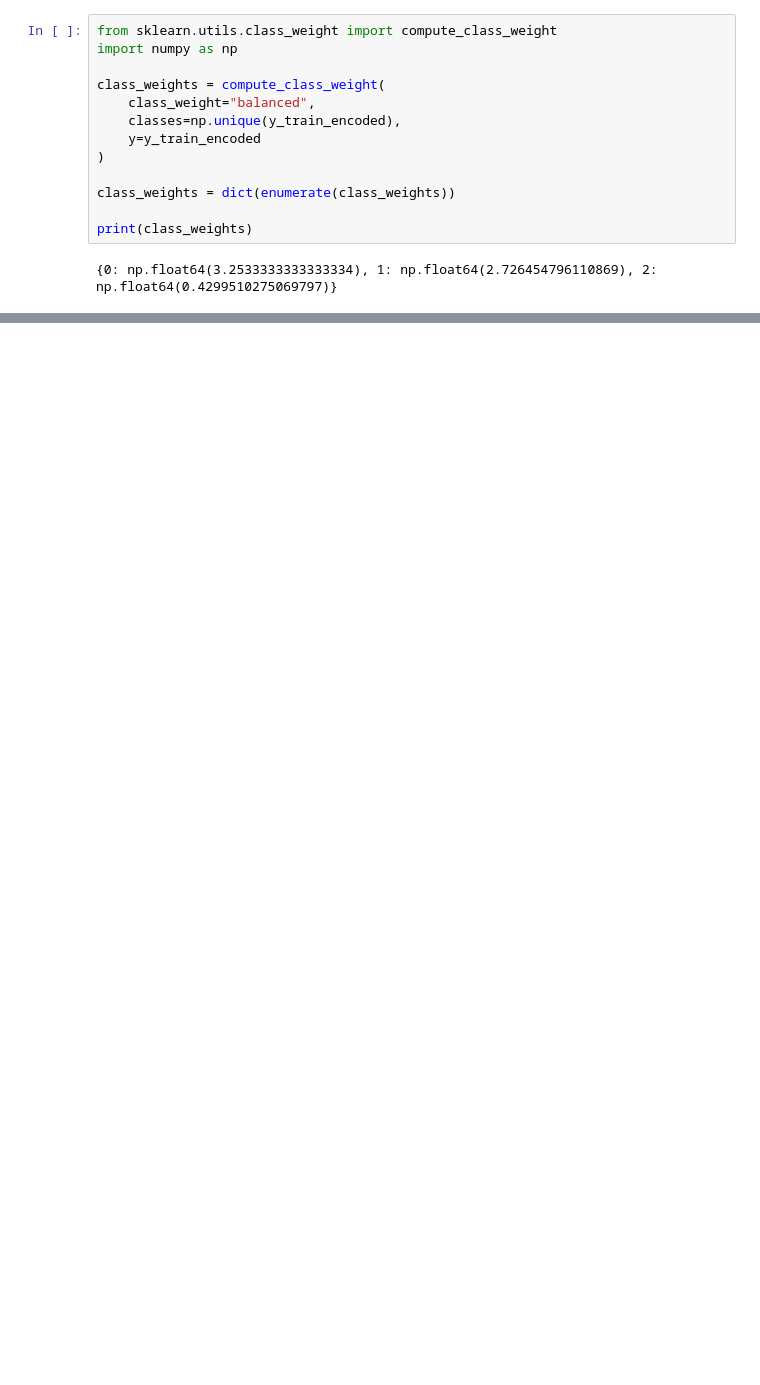
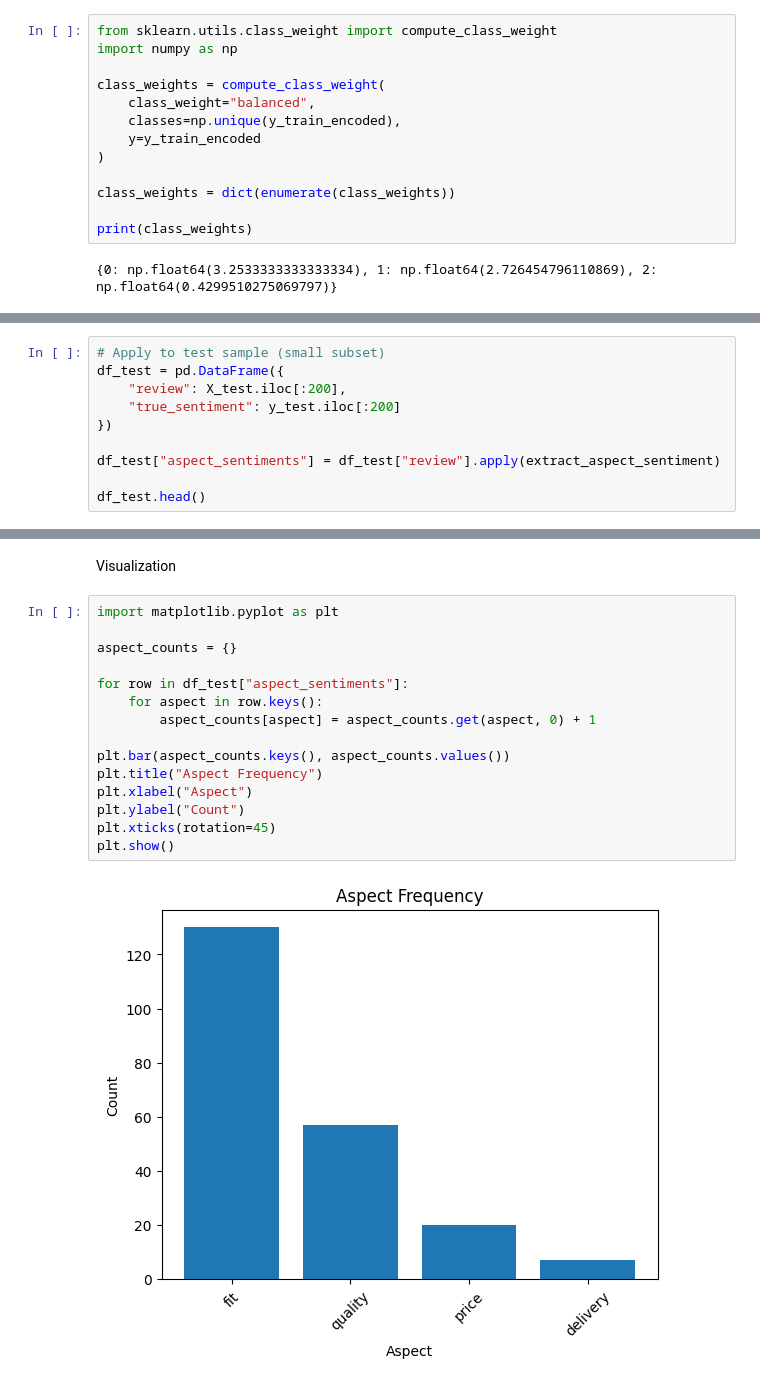
Before and after one commit to sandeep11mahendrakar/Multi-Aspect-Sentiment-Analysis-with-Explainability, a Jupyter notebook: notebooks/03_Deep_Learning_Setup.ipynb, the cells around one changed output, grey strips where cells are left out. Drawn from its saved outputs; the diff is of its cells as text; blank space fills up the shorter version.

```diff
--- a/notebooks/03_Deep_Learning_Setup.ipynb
+++ b/notebooks/03_Deep_Learning_Setup.ipynb
@@ -300,0 +486,10 @@ plt.show()
+# %%
+# Apply to test sample (small subset)
+df_test = pd.DataFrame({
+    "review": X_test.iloc[:200],
+    "true_sentiment": y_test.iloc[:200]
+})
+
+df_test["aspect_sentiments"] = df_test["review"].apply(extract_aspect_sentiment)
+
+df_test.head()
@@ -300,0 +503,19 @@ plt.show()
+# %% [markdown]
+Visualization
+# %%
+import matplotlib.pyplot as plt
+
+aspect_counts = {}
+
+for row in df_test["aspect_sentiments"]:
+    for aspect in row.keys():
+        aspect_counts[aspect] = aspect_counts.get(aspect, 0) + 1
+
+plt.bar(aspect_counts.keys(), aspect_counts.values())
+plt.title("Aspect Frequency")
+plt.xlabel("Aspect")
+plt.ylabel("Count")
+plt.xticks(rotation=45)
+plt.show()
+# %% [output]
+[figure, added]
```
Also changed, not shown: parts of 19 cells of this notebook.
